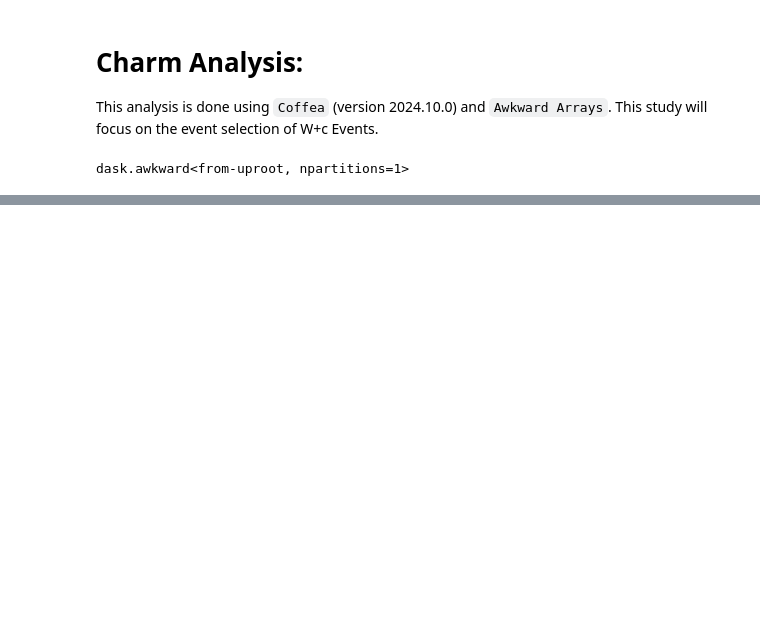
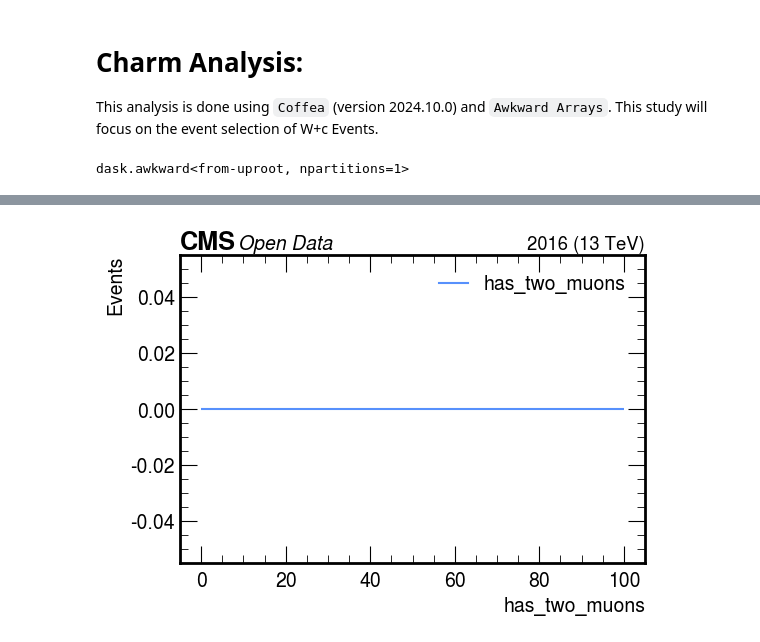
Before and after one commit to xondikoi03/charmTaggingAnalysis, a Jupyter notebook: Coffea/notebooks/charmAnalysis.ipynb, the cells around one changed output, grey strips where cells are left out. Drawn from its saved outputs; the diff is of its cells as text; code cells hidden in the pictures; blank space fills up the shorter version.

```diff
--- a/Coffea/notebooks/charmAnalysis.ipynb
+++ b/Coffea/notebooks/charmAnalysis.ipynb
@@ -92,3 +95,16 @@ print(sublead_Muon_Pt.compute())
+# %%
+muons_pt = dak.flatten(has_two_muons.pt)
+make_hist(
+    muons_pt,
+    10, 0, 100,
+    "has_two_muons",
+    "Events",
+    "has_two_muons",
+    fname=None,
+    logy=False
+)
+# %% [output]
+[figure, added]
 # %%
 # Number of Global Muons:
 nRecoMuons = dak.num(RecoMuons.pt)
```
Also changed, not shown: parts of 8 cells of this notebook, 1 other file.
